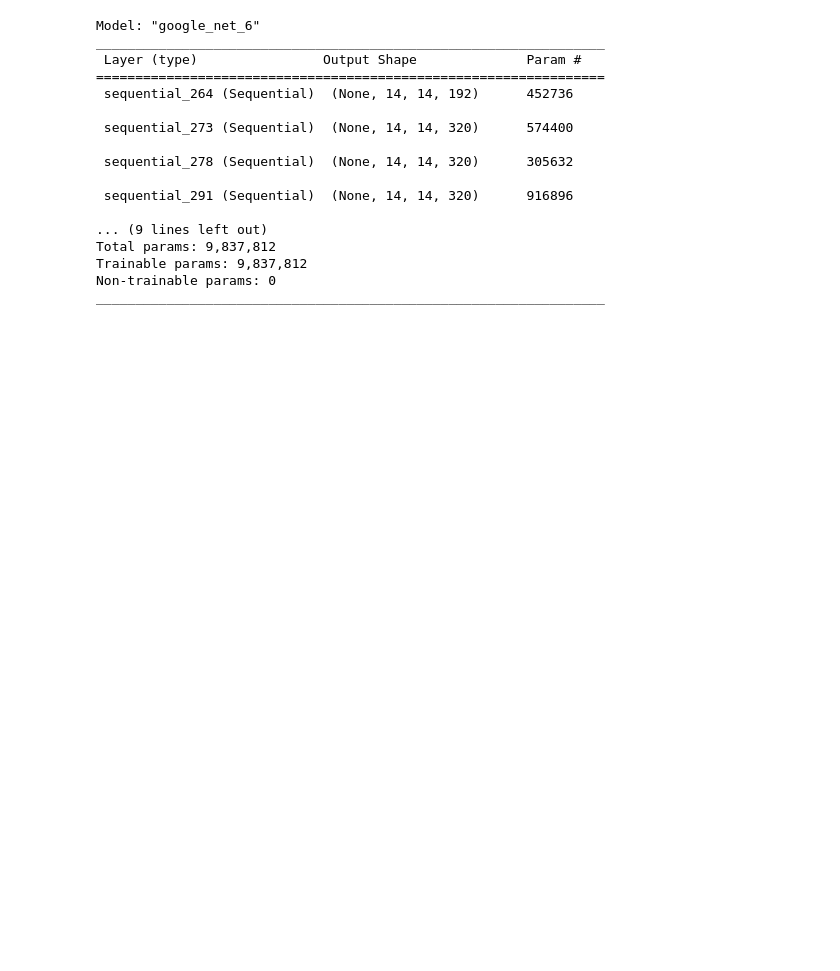
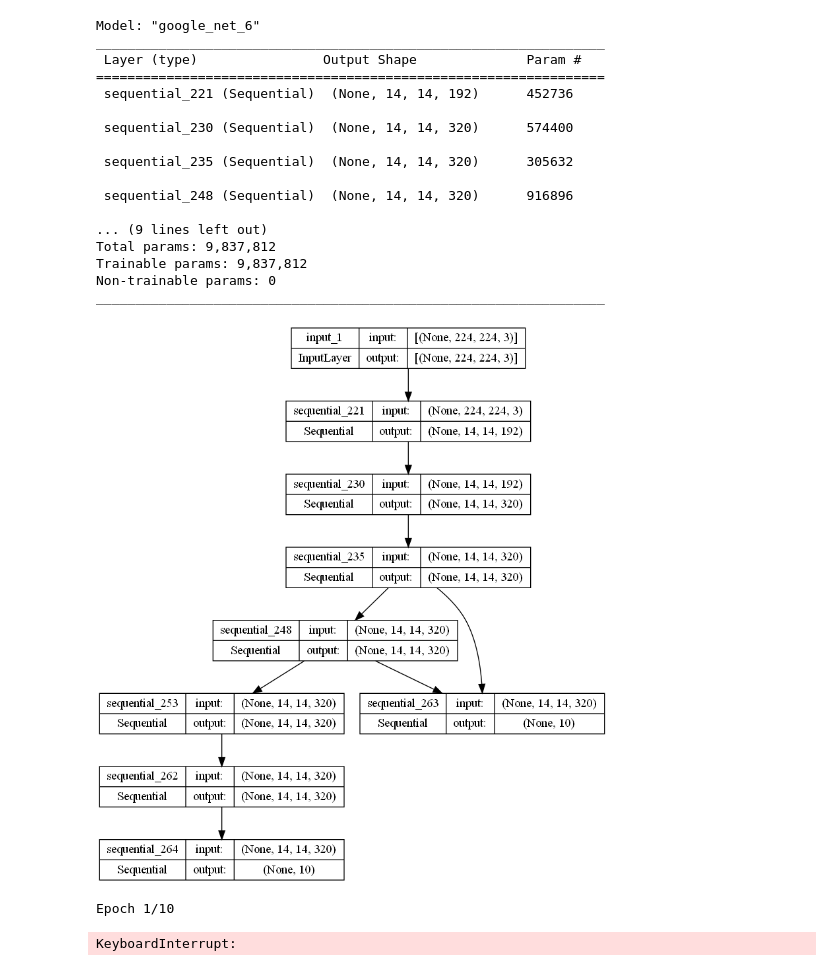
Before and after one commit to jin136/CNN-Model-Study, a Jupyter notebook: Gogglenet_subclass.ipynb, the cells around one changed output. Saved outputs shown, nothing was run; the diff lists cells and outputs as text; code cells hidden in the pictures; blank space fills up the shorter version.

```diff
--- a/Gogglenet_subclass.ipynb
+++ b/Gogglenet_subclass.ipynb
@@ -79,7 +99,15 @@ class google_net(Model):
         x=self.l5(x,training=False)
 
         x=self.finalfc(x,training=False)
+
         return x,ax1,ax2
+
+    def build_graph(self):
+        x=Input(shape=(224,224,3))
+        return Model(inputs=[x], outputs=self.call(x))
+
+model = google_net()
+model.build(input_shape=(None,224,224,3))
 # %%
 class inception(layers.Layer):
         def __init__(self,f1,f2,f3,f4,f5,f6):
@@ -121,13 +143,13 @@ Model: "google_net_6"
 _________________________________________________________________
  Layer (type)                Output Shape              Param #
 =================================================================
- sequential_264 (Sequential)  (None, 14, 14, 192)      452736
+ sequential_221 (Sequential)  (None, 14, 14, 192)      452736
 
- sequential_273 (Sequential)  (None, 14, 14, 320)      574400
+ sequential_230 (Sequential)  (None, 14, 14, 320)      574400
 
- sequential_278 (Sequential)  (None, 14, 14, 320)      305632
+ sequential_235 (Sequential)  (None, 14, 14, 320)      305632
 
- sequential_291 (Sequential)  (None, 14, 14, 320)      916896
+ sequential_248 (Sequential)  (None, 14, 14, 320)      916896
 
 ... (9 lines left out)
 Total params: 9,837,812
@@ -138,0 +159,9 @@ plot_model(model,to_file='sub.png_subclass',show_shapes=True)
+# %%
+tf.keras.utils.plot_model(
+    model.build_graph(),                      # here is the trick (for now)
+    to_file='ggsub.png', dpi=96,              # saving
+    show_shapes=True, show_layer_names=True,  # show shapes and layer name
+    expand_nested=False                       # will show nested block
+)
+# %% [output]
+[figure, added]
@@ -138,0 +171,5 @@ plot_model(model,to_file='sub.png_subclass',show_shapes=True)
+# %%
+history=model.fit(x_train,{'output_1':y_train,'output_2':y_train,'output_3':y_train},validation_data=(x_test,{'output_1':y_test,'output_2':y_test,'output_3':y_test}),epochs=10,batch_size=8,verbose=1)
+# %% [output]
+Epoch 1/10
+KeyboardInterrupt:
```
Also changed, not shown: parts of 8 cells of this notebook, 7 other files.
